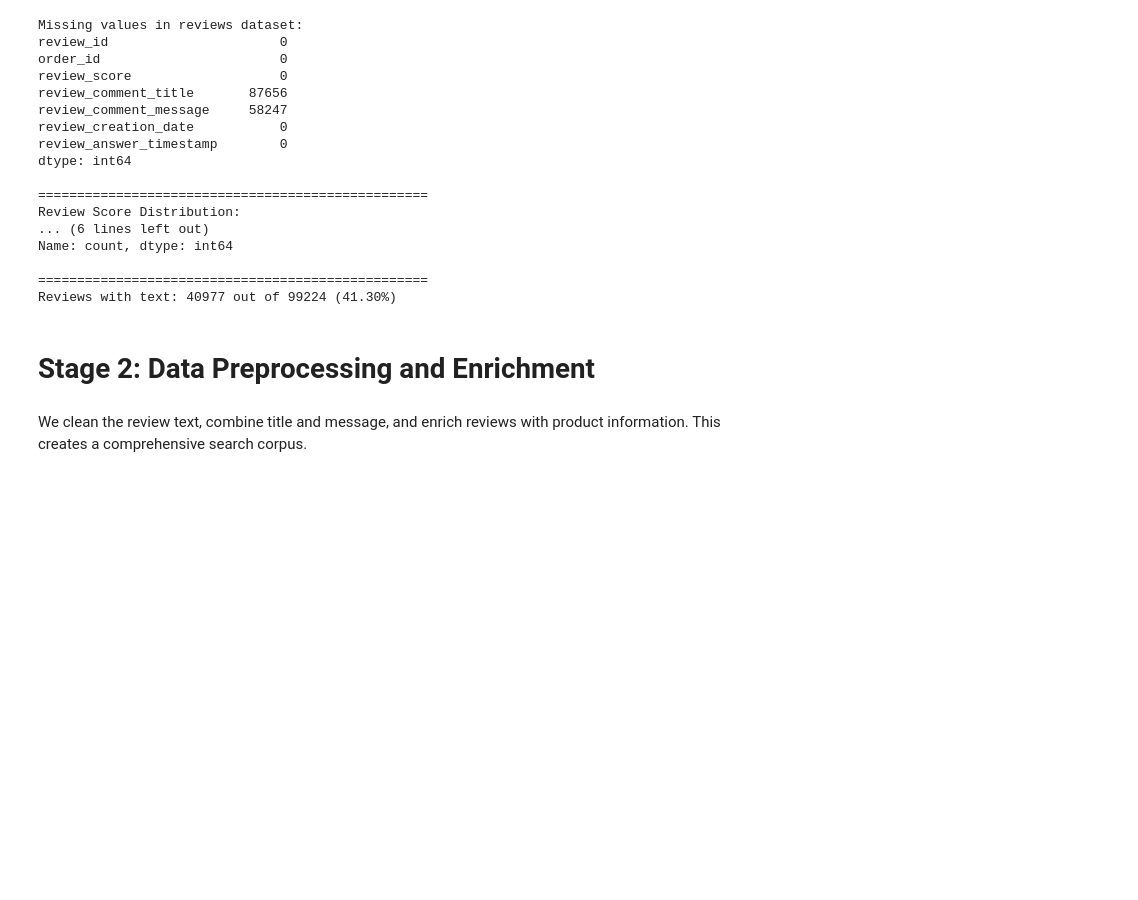
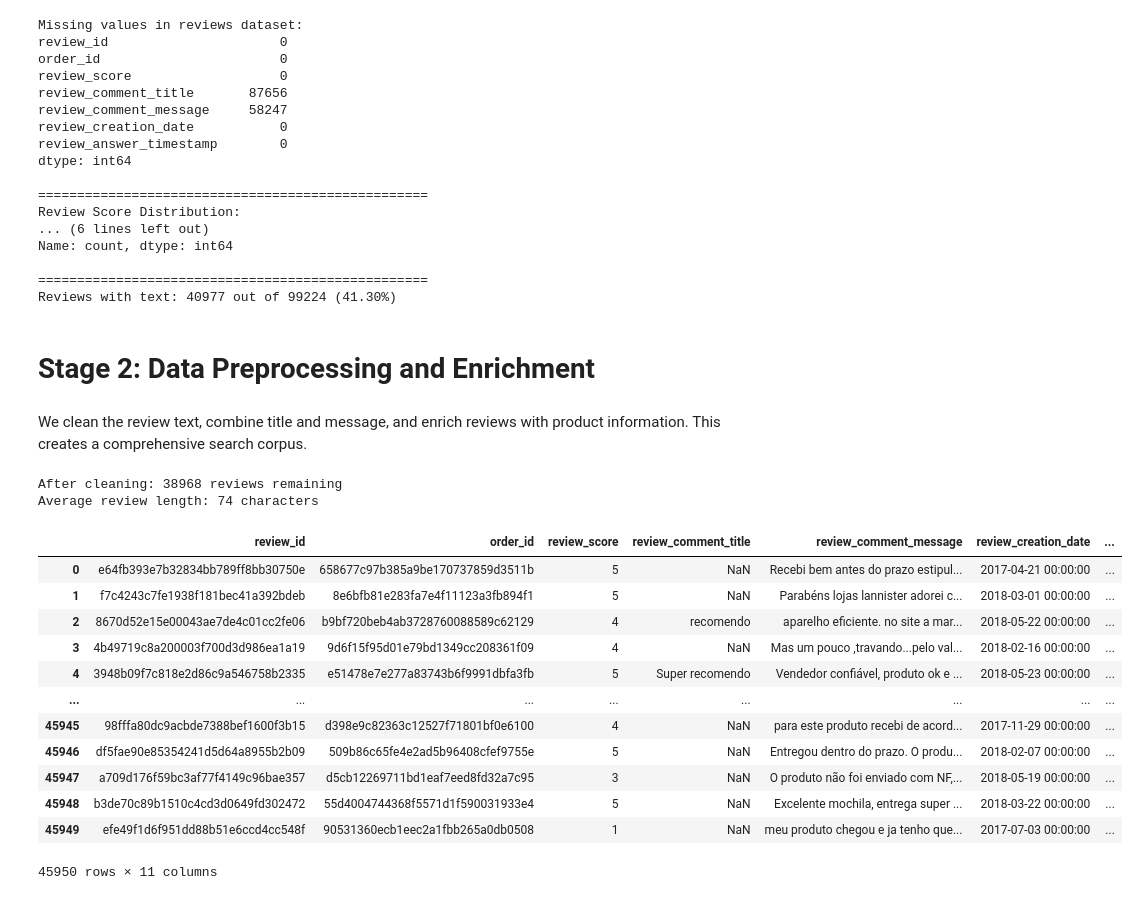
Before and after one commit to KJOELJOYSON2427/Fine_Tunning_Bert_Query_Aware_Retrieval_-_Reranking_Olist_Dataset_using_Pytorch, a Jupyter notebook: Fine_Tunning_Bert_Query_Aware_Retrieval_+_Reranking_Olist_Dataset_using_Pytorch.ipynb, the cells around one changed output. Drawn from its saved outputs; the diff is of its cells as text; code cells hidden in the pictures; blank space fills up the shorter version.

```diff
--- a/Fine_Tunning_Bert_Query_Aware_Retrieval_+_Reranking_Olist_Dataset_using_Pytorch.ipynb
+++ b/Fine_Tunning_Bert_Query_Aware_Retrieval_+_Reranking_Olist_Dataset_using_Pytorch.ipynb
@@ -183,3 +183,64 @@ Reviews with text: 40977 out of 99224 (41.30%)
 # Stage 2: Data Preprocessing and Enrichment
 # %% [markdown]
 We clean the review text, combine title and message, and enrich reviews with product information. This creates a comprehensive search corpus.
+# %%
+def clean_text(text):
+  """Clean and normalize text data"""
+  if pd.isna(text):
+        return ""
+
+  # Convert to string and lowercase
+  text = str(text).lower()
+
+
+  # Remove special characters but keep spaces and basic punctuation
+  text = re.sub(r'[^a-zA-Z0-9\s\.\,\!\?]', ' ', text)
+
+
+  # Remove extra whitespace
+  text = re.sub(r'\s+', ' ', text).strip()
+
+  return text
+
+# Create a copy for processing
+df = reviews_df.copy()
+
+# Clean review title and message
+df['review_title_clean'] = df['review_comment_title'].apply(clean_text)
+df['review_message_clean'] = df['review_comment_message'].apply(clean_text)
+
+
+# Combine title and message
+df['review_text'] = df['review_title_clean'] + ' ' + df['review_message_clean']
+df['review_text'] = df['review_text'].str.strip()
+
+df=df[df['review_text'].str.len()  >= 10].copy()
+
+print(f"After cleaning: {len(df)} reviews remaining")
+print(
+    f"Average review length: {df['review_text'].str.len().mean():.0f} characters"
+    )
+# %% [output]
+After cleaning: 38968 reviews remaining
+Average review length: 74 characters
+# %%
+# Enrich reviews with product information
+# Merge with orders to get customer and product info
+# Merge with order items to get product info
+df = df.merge(order_items_df[['order_id', 'product_id']], on='order_id', how='left')
+
+df
+# %% [output]
+|  | review_id | order_id | review_score | review_comment_title | review_comment_message | review_creation_date | ... |
+| 0 | e64fb393e7b32834bb789ff8bb30750e | 658677c97b385a9be170737859d3511b | 5 | NaN | Recebi bem antes do prazo estipul... | 2017-04-21 00:00:00 | ... |
+| 1 | f7c4243c7fe1938f181bec41a392bdeb | 8e6bfb81e283fa7e4f11123a3fb894f1 | 5 | NaN | Parabéns lojas lannister adorei c... | 2018-03-01 00:00:00 | ... |
+| 2 | 8670d52e15e00043ae7de4c01cc2fe06 | b9bf720beb4ab3728760088589c62129 | 4 | recomendo | aparelho eficiente. no site a mar... | 2018-05-22 00:00:00 | ... |
+| 3 | 4b49719c8a200003f700d3d986ea1a19 | 9d6f15f95d01e79bd1349cc208361f09 | 4 | NaN | Mas um pouco ,travando...pelo val... | 2018-02-16 00:00:00 | ... |
+| 4 | 3948b09f7c818e2d86c9a546758b2335 | e51478e7e277a83743b6f9991dbfa3fb | 5 | Super recomendo | Vendedor confiável, produto ok e ... | 2018-05-23 00:00:00 | ... |
+| ... | ... | ... | ... | ... | ... | ... | ... |
+| 45945 | 98fffa80dc9acbde7388bef1600f3b15 | d398e9c82363c12527f71801bf0e6100 | 4 | NaN | para este produto recebi de acord... | 2017-11-29 00:00:00 | ... |
+| 45946 | df5fae90e85354241d5d64a8955b2b09 | 509b86c65fe4e2ad5b96408cfef9755e | 5 | NaN | Entregou dentro do prazo. O produ... | 2018-02-07 00:00:00 | ... |
+| 45947 | a709d176f59bc3af77f4149c96bae357 | d5cb12269711bd1eaf7eed8fd32a7c95 | 3 | NaN | O produto não foi enviado com NF,... | 2018-05-19 00:00:00 | ... |
+| 45948 | b3de70c89b1510c4cd3d0649fd302472 | 55d4004744368f5571d1f590031933e4 | 5 | NaN | Excelente mochila, entrega super ... | 2018-03-22 00:00:00 | ... |
+| 45949 | efe49f1d6f951dd88b51e6ccd4cc548f | 90531360ecb1eec2a1fbb265a0db0508 | 1 | NaN | meu produto chegou e ja tenho que... | 2017-07-03 00:00:00 | ... |
+45950 rows × 11 columns
```
Also changed, not shown: parts of 32 cells of this notebook.
